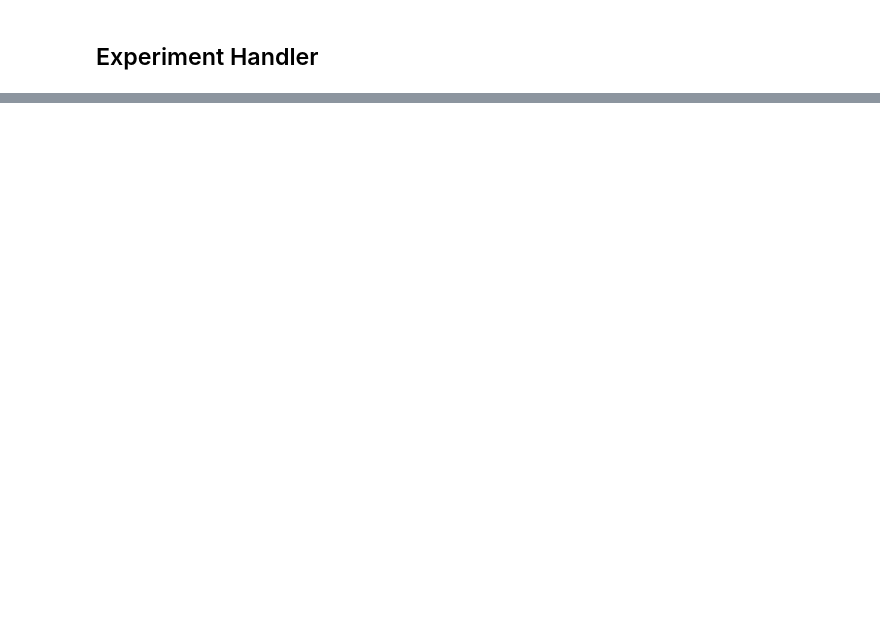
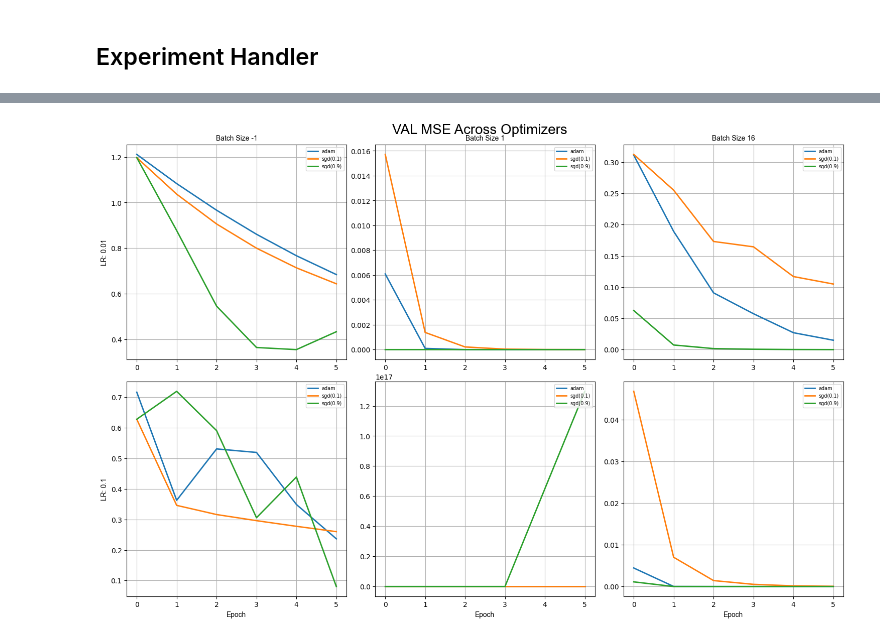
Before and after one commit to q-viper/gradients-based-methods-on-large-least-square, a Jupyter notebook: notebooks/experiment.ipynb, the cells around one changed output, grey strips where cells are left out. Drawn from its saved outputs; the diff is of its cells as text; code cells hidden in the pictures; blank space fills up the shorter version.

Commit message:
expt handler

```diff
--- a/notebooks/experiment.ipynb
+++ b/notebooks/experiment.ipynb
@@ -1098,0 +1454,89 @@ Making figure with 4 rows and 5 columns.
+# %%
+def make_lr_plots(self, loss:LossType = LossType.MSE)->List[Plot]:
+        keys = list(visible_colors.values())
+        batch_sizes = set([expt.config.batch_size for expt in self.experiments.values()])
+        losses = set([expt.config.loss.value for expt in self.experiments.values() if expt.config.loss==loss])
+        opt_names = set([expt.config.optimizer.value for expt in self.experiments.values()])
+        learning_rates = set([expt.config.learning_rate for expt in self.experiments.values()])
+        momentums = set([expt.config.momentum for expt in self.experiments.values()])
+
+        learning_rates = sorted(learning_rates)
+        momentums = sorted(momentums)
+        batch_sizes=sorted(batch_sizes)
+        opt_names = sorted(opt_names)
+        losses = sorted(losses)
+
+        print(losses, batch_sizes, opt_names, learning_rates, momentums)
+
+        new_row = False
+        new_col = False
+        plots = []
+        completed_expts = []
+
+
+        for l, lr in enumerate(learning_rates):
+            for b, bs in enumerate(batch_sizes):
+                cindex = 0
+                for o, opt_name in enumerate(opt_names):
+                    for mi,m in enumerate(momentums):
+                        if mi>0 and opt_name != Optimizer.SGD.value:
+                            continue
+                        for expt_name, expt in self.experiments.items():
+                            if expt.config.batch_size == bs and expt.config.loss == loss and expt.config.optimizer.value == opt_name and expt.config.learning_rate == lr and expt.config.momentum == m and expt_name not in completed_expts:
+
+                                print(f"Adding {expt_name} to plots.")
+
+                                val_metric = np.array([m["val_loss"] for m in expt.losses.values()])
+                                ylabel = f"lr: {lr}"
+
+                                if b==0:
+                                    ylabel=ylabel.upper()
+                                else:
+                                    ylabel=""
+
+                                if l==0:
+                                    title=f'Batch Size {bs}'
+                                else:
+                                    title=""
+
+                                if l==len(learning_rates)-1:
+                                    xlabel="Epoch"
+                                else:
+                                    xlabel=''
+
+                                if new_row:
+                                    order = PlotOn.APPEND_DOWN
+                                    new_col=False
+                                    new_row=False
+
+                                elif new_col:
+                                    order = PlotOn.APPEND_RIGHT
+                                    new_col=False
+                                    new_row=False
+                                else:
+                                    order = PlotOn.RIGHT
+                                    new_col=False
+                                    new_row=False
+
+                                # row.append(Plot(X=np.arange(len(train_metric)), y=train_metric, plot_type=PlotType.LINE, plot_order=order, title=f'Train {loss}',legend=f"{opt_name}", color=keys[i]))
+                                legend = f"{opt_name}" if opt_name != Optimizer.SGD.value else f"{opt_name}({m})"
+                                plots.append(Plot(X=np.arange(len(val_metric)), title_size=10, y=val_metric, plot_type=PlotType.LINE, plot_order=order, ylabel=ylabel, xlabel=xlabel, title=title,legend=legend, color=keys[o+mi]))
+                                # i+=1
+                                completed_expts.append(expt_name)
+
+                new_col = True
+            new_row = True
+
+        return plots
+
+
+expt_handler.make_lr_plots=make_lr_plots.__get__(expt_handler, ExperimentHandler)
+viz = MatplotlibVisualizer(config=MatplotlibVizConfig(figsize=(15,10),title="VAL MSE Across Optimizers",
+                                 use_tex=False))
+viz.clear_plots()
+plots = expt_handler.make_lr_plots()
+for plot in plots:
+    viz.append_plot(plot)
+
+viz.generate_plots()
+# %% [output]
@@ -1098,0 +1570 @@ Making figure with 4 rows and 5 columns.
+[figure, added]
```
Also changed, not shown: parts of 16 cells of this notebook.
